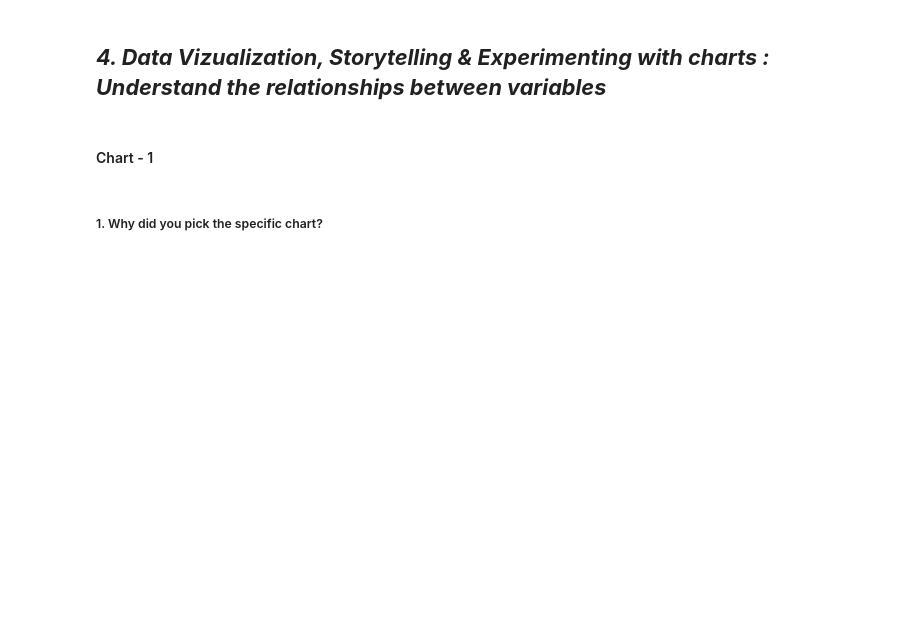
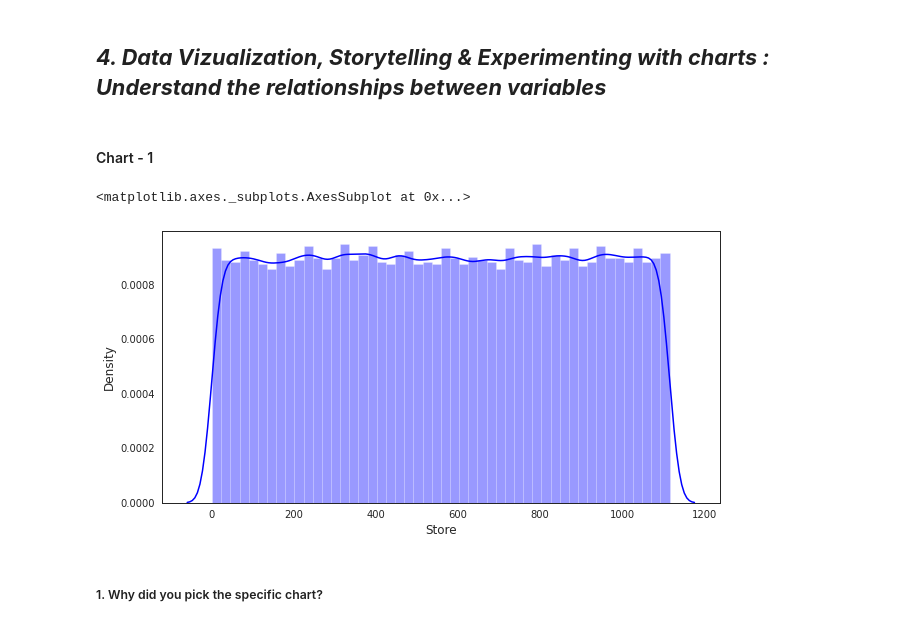
Before and after one commit to Sahilldiwan/Retail-Sales-Prediction, a Jupyter notebook: Retail_Sales_Prediction.ipynb, the cells around one changed output. Cells and saved outputs as stored; diff of their text form; code cells hidden in the pictures; blank space fills up the shorter version.

```diff
--- a/Retail_Sales_Prediction.ipynb
+++ b/Retail_Sales_Prediction.ipynb
@@ -360,6 +394,11 @@ Answer Here.
 #### Chart - 1
 # %%
 # Chart - 1 visualization code
+plt.figure(figsize=(10,5))
+sns.distplot(RSD['Store'],color='b')
+# %% [output]
+<matplotlib.axes._subplots.AxesSubplot at 0x...>
+[figure, added]
 # %% [markdown]
 ##### 1. Why did you pick the specific chart?
 # %% [markdown]
```
Also changed, not shown: parts of 12 cells of this notebook.
